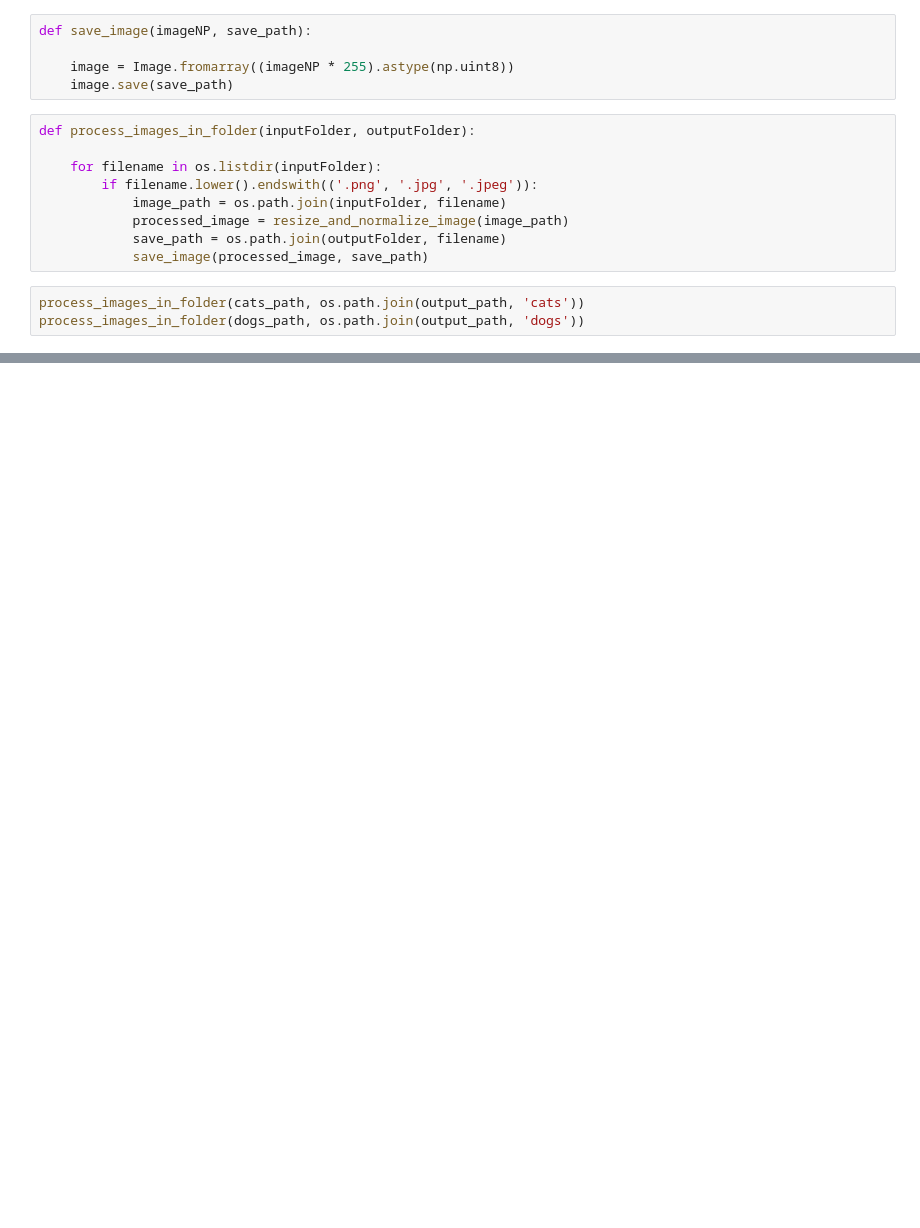
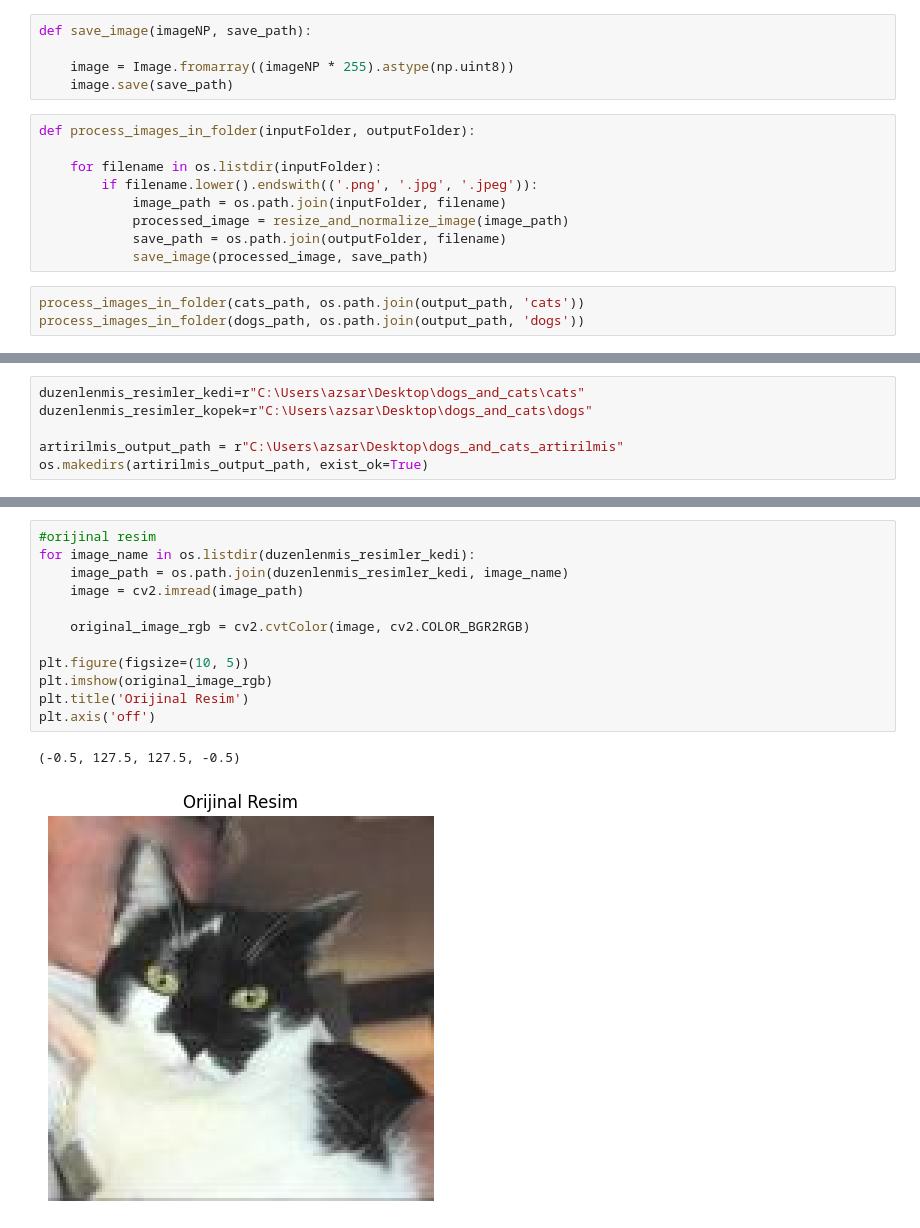
Before and after one commit to azsaritas/DeusAI_ImagePreprocessing, a Jupyter notebook: ImagePreprocessing.ipynb, the cells around one changed output, grey strips where cells are left out. Saved outputs shown, nothing was run; the diff lists cells and outputs as text; blank space fills up the shorter version.

```diff
--- a/ImagePreprocessing.ipynb
+++ b/ImagePreprocessing.ipynb
@@ -45,0 +55,6 @@ process_images_in_folder(dogs_path, os.path.join(output_path, 'dogs'))
+# %%
+duzenlenmis_resimler_kedi=r"C:\Users\azsar\Desktop\dogs_and_cats\cats"
+duzenlenmis_resimler_kopek=r"C:\Users\azsar\Desktop\dogs_and_cats\dogs"
+
+artirilmis_output_path = r"C:\Users\azsar\Desktop\dogs_and_cats_artirilmis"
+os.makedirs(artirilmis_output_path, exist_ok=True)
@@ -45,0 +73,15 @@ process_images_in_folder(dogs_path, os.path.join(output_path, 'dogs'))
+# %%
+#orijinal resim
+for image_name in os.listdir(duzenlenmis_resimler_kedi):
+    image_path = os.path.join(duzenlenmis_resimler_kedi, image_name)
+    image = cv2.imread(image_path)
+
+    original_image_rgb = cv2.cvtColor(image, cv2.COLOR_BGR2RGB)
+
+plt.figure(figsize=(10, 5))
+plt.imshow(original_image_rgb)
+plt.title('Orijinal Resim')
+plt.axis('off')
+# %% [output]
+(-0.5, 127.5, 127.5, -0.5)
+[figure, added]
```
Also changed, not shown: parts of 15 cells of this notebook.
